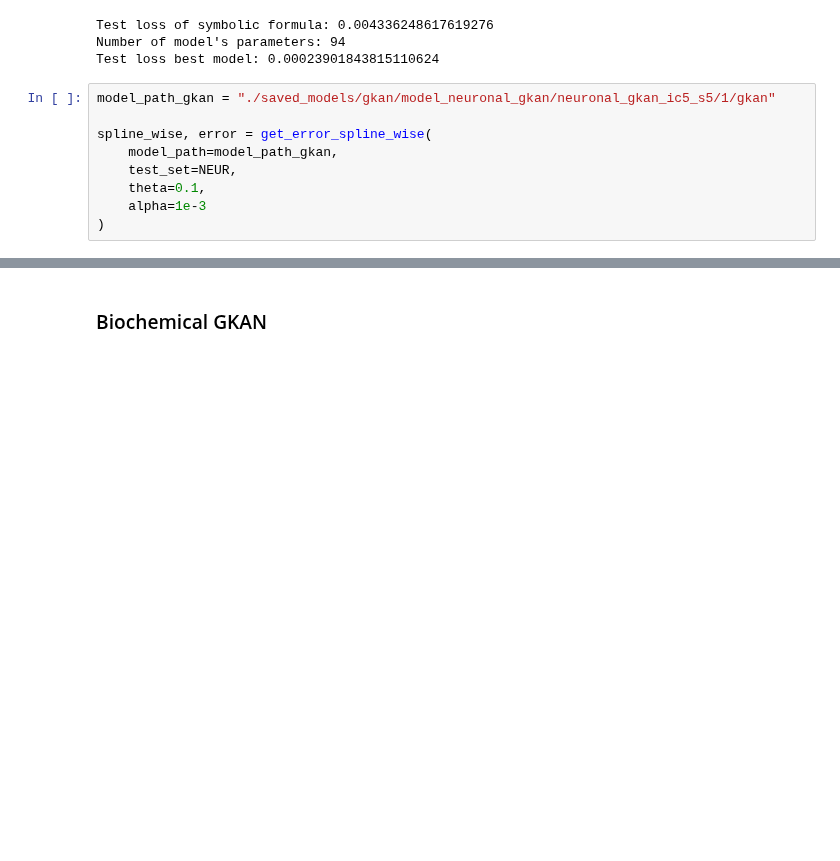
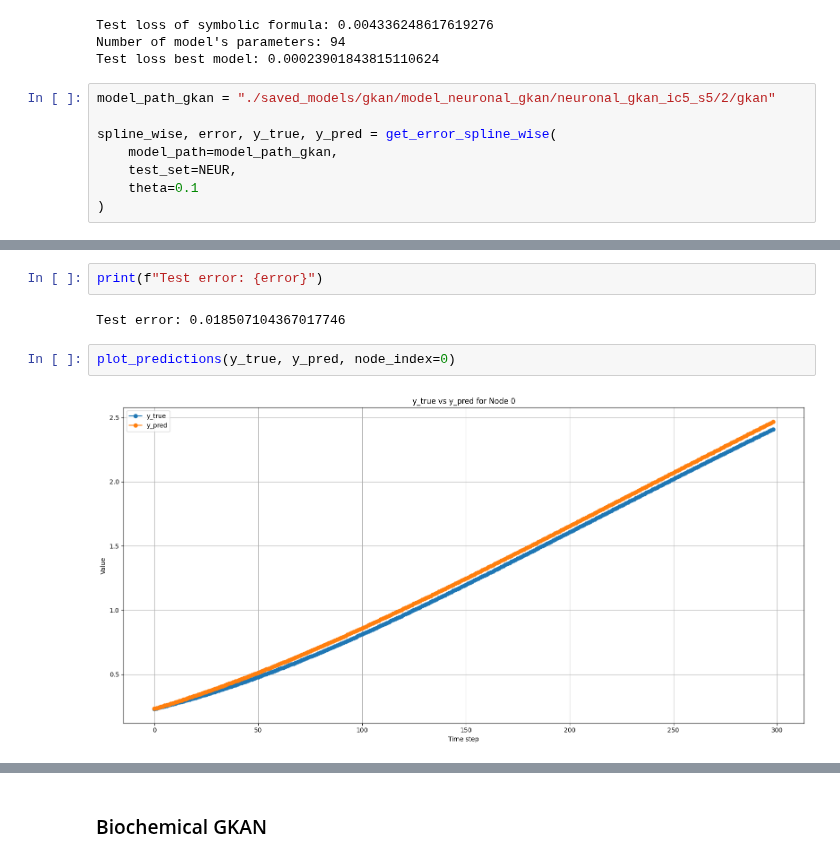
Before and after one commit to riccardocappi/Kan-for-Interpretable-Graph-Dynamics, a Jupyter notebook: post_processing.ipynb, the cells around one changed output, grey strips where cells are left out. Drawn from its saved outputs; the diff is of its cells as text; blank space fills up the shorter version.

```diff
--- a/post_processing.ipynb
+++ b/post_processing.ipynb
@@ -1381,11 +1418,10 @@ Test loss of symbolic formula: 0.004336248617619276
 Number of model's parameters: 94
 Test loss best model: 0.00023901843815110624
 # %%
-model_path_gkan = "./saved_models/gkan/model_neuronal_gkan/neuronal_gkan_ic5_s5/1/gkan"
+model_path_gkan = "./saved_models/gkan/model_neuronal_gkan/neuronal_gkan_ic5_s5/2/gkan"
 
-spline_wise, error = get_error_spline_wise(
+spline_wise, error, y_true, y_pred = get_error_spline_wise(
     model_path=model_path_gkan,
     test_set=NEUR,
-    theta=0.1,
-    alpha=1e-3
+    theta=0.1
 )
@@ -1397,0 +1432,8 @@ $\displaystyle \sum_{j}(0.06*x_j + 0.2) + 0.39 \sin{\left(0.74 x_{i} + 1.31 \rig
+# %%
+print(f"Test error: {error}")
+# %% [output]
+Test error: 0.018507104367017746
+# %%
+plot_predictions(y_true, y_pred, node_index=0)
+# %% [output]
+[figure, added]
```
Also changed, not shown: parts of 57 cells of this notebook, 53 other files.
